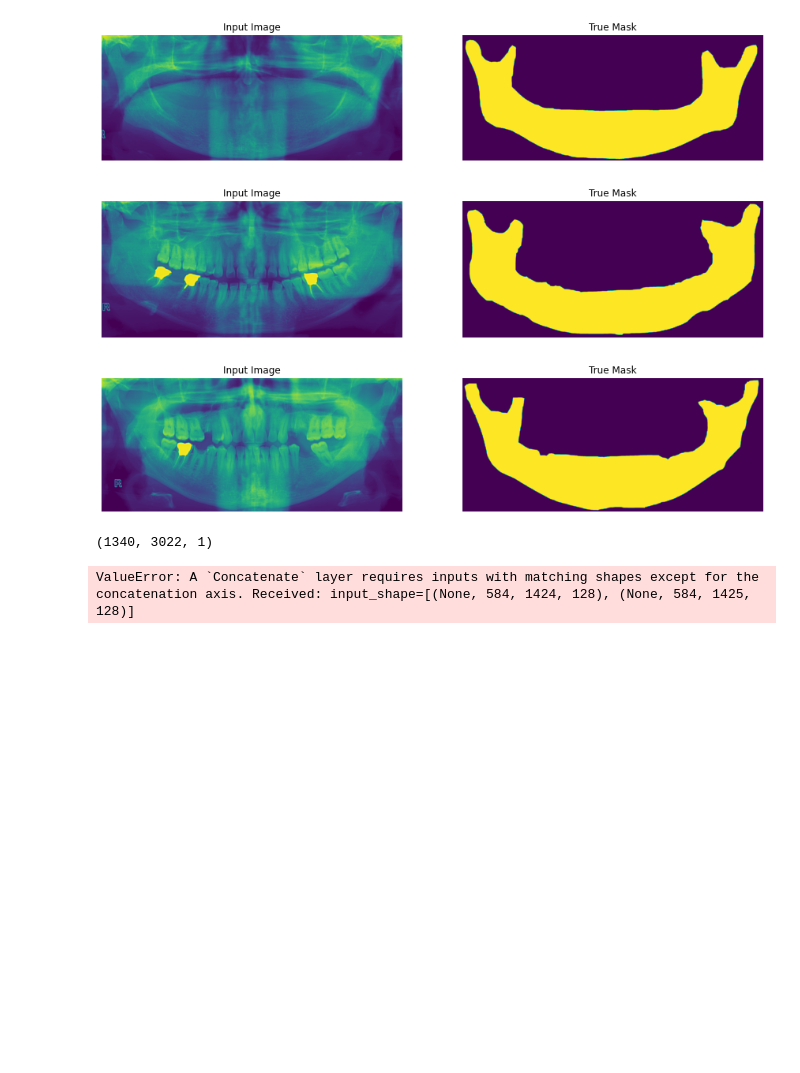
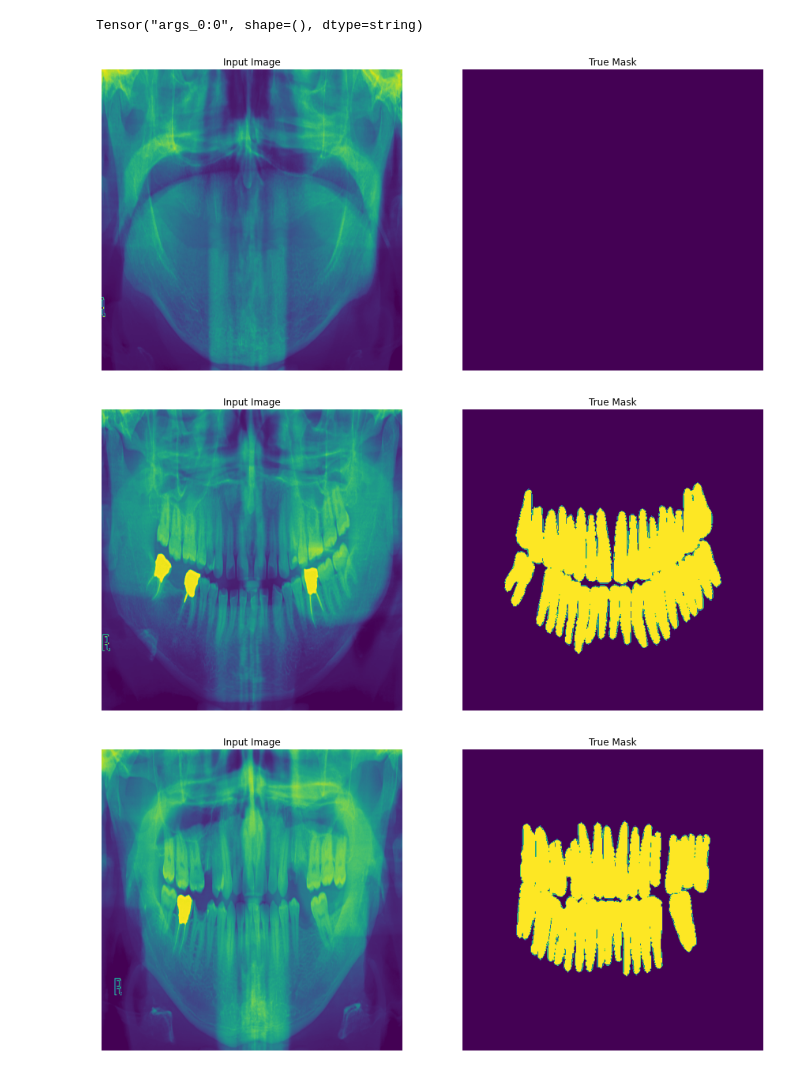
Before and after one commit to akurlej/DentalML, a Jupyter notebook: Example.ipynb, the cells around one changed output. Drawn from its saved outputs; the diff is of its cells as text; code cells hidden in the pictures; blank space fills up the shorter version.

```diff
--- a/Example.ipynb
+++ b/Example.ipynb
@@ -7,5 +10,11 @@ import os
 # %%
 dataPath = os.path.join(".","Data","Images")
-maskPath = os.path.join(".","Data","Segmentation1")
+maskPath = os.path.join(".","Data","Segmentation")
 dataType = "*.png"
-seed=42
+
+SEED = 42
+DATA_SPLIT = 0.8
+
+OPTIMIZER = "adam"
+LOSS = "binary_crossentropy"
+METRICS = ["accuracy"]
@@ -12,16 +27,15 @@ seed=42
 # %%
 # LOAD DATASET AS TF DATASET
-dataset = generate_dataset(dataPath, dataType)
+dataset = generate_dataset(dataPath, dataType, seed=SEED, img_shape = [572,572])
 for element in dataset.take(3):
     image_shape = element["image"].numpy().shape
     display_mask_image([element["image"],element["mask"]])
+
+split_point = np.ceil(len(dataset)*DATA_SPLIT)
+train = dataset.take(split_point).map(lambda x: (x["image"],x["mask"]))
+test = dataset.skip(split_point).map(lambda x: (x["image"],x["mask"]))
 # %% [output]
+Tensor("args_0:0", shape=(), dtype=string)
-[figure, old version]
+[figure, new version]
-[figure, old version]
+[figure, new version]
-[figure, old version]
+[figure, new version]
-# %%
-print(image_shape)
-model = UNET(input_shape = image_shape)
-# %% [output]
-(1340, 3022, 1)
-ValueError: A `Concatenate` layer requires inputs with matching shapes except for the concatenation axis. Received: input_shape=[(None, 584, 1424, 128), (None, 584, 1425, 128)]
```
Also changed, not shown: parts of 5 cells of this notebook, 1 other file.
